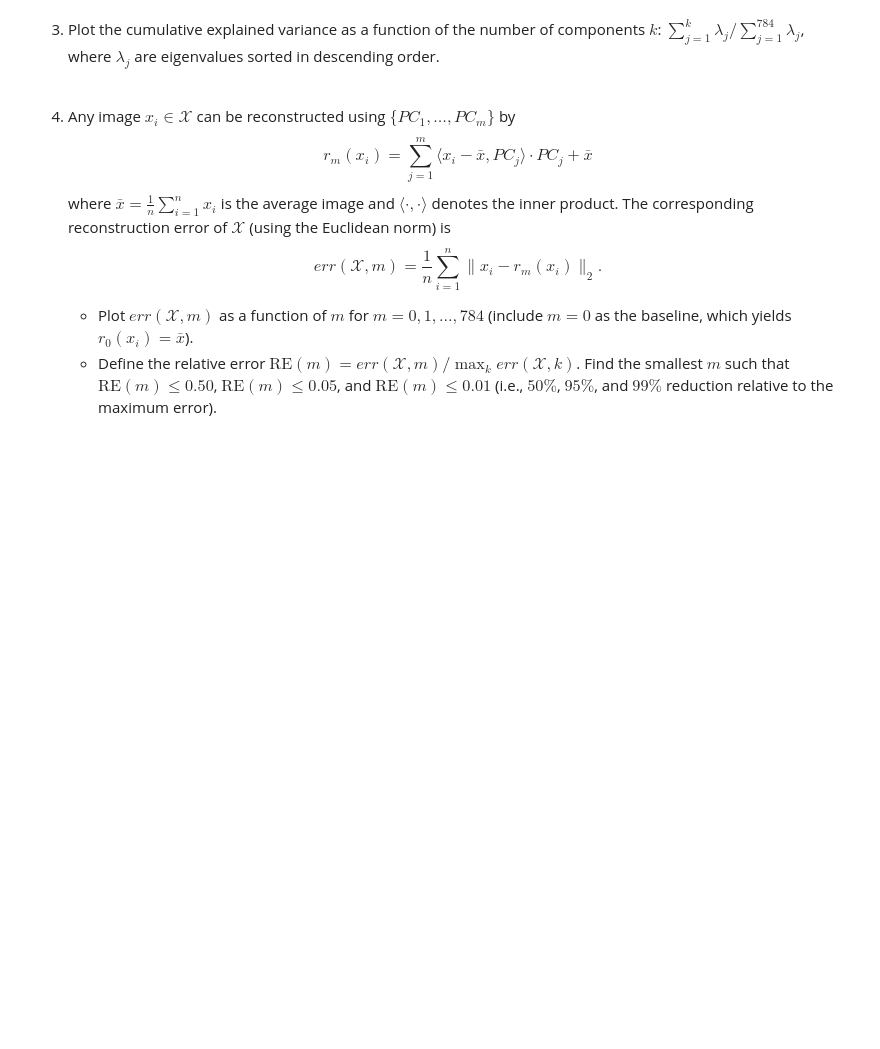
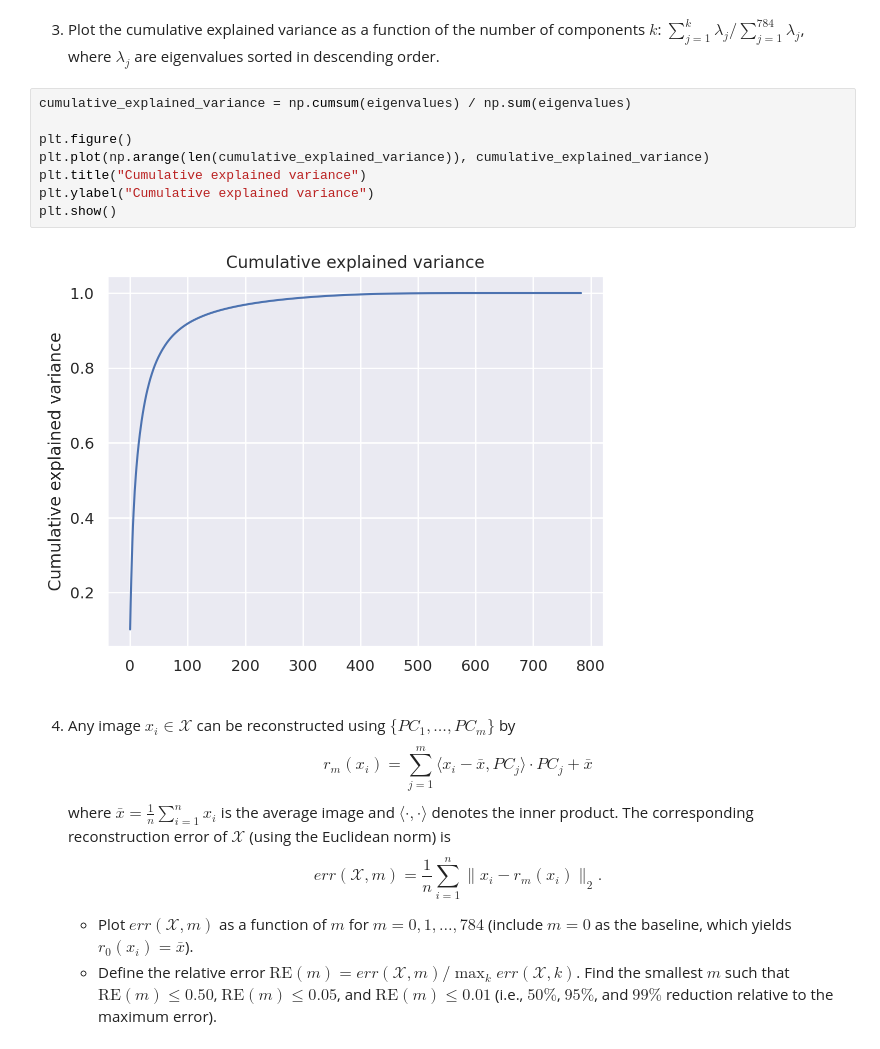
Before and after one commit to Arkanthara/data_science, a Jupyter notebook: TPB_donnet_michel_jean_joseph.ipynb, the cells around one changed output. Cells and saved outputs as stored; diff of their text form; blank space fills up the shorter version.

```diff
--- a/TPB_donnet_michel_jean_joseph.ipynb
+++ b/TPB_donnet_michel_jean_joseph.ipynb
@@ -473,5 +487,15 @@ So sometimes, it's useful to apply a standardisation of the data before PCA.
 # %% [markdown]
 3. Plot the cumulative explained variance as a function of the number of components $k$: $\sum_{j=1}^k \lambda_j / \sum_{j=1}^{784} \lambda_j$, where $\lambda_j$ are eigenvalues sorted in descending order.
+# %%
+cumulative_explained_variance = np.cumsum(eigenvalues) / np.sum(eigenvalues)
+
+plt.figure()
+plt.plot(np.arange(len(cumulative_explained_variance)), cumulative_explained_variance)
+plt.title("Cumulative explained variance")
+plt.ylabel("Cumulative explained variance")
+plt.show()
+# %% [output]
+[figure, added]
 # %% [markdown]
 4. Any image $x_i \in \mathcal{X}$ can be reconstructed using $\{PC_1, \ldots, PC_m\}$ by
     $$r_m(x_i) = \sum_{j=1}^m \langle x_i - \bar{x}, PC_j \rangle \cdot PC_j + \bar{x}$$
```
Also changed, not shown: parts of 13 cells of this notebook.
